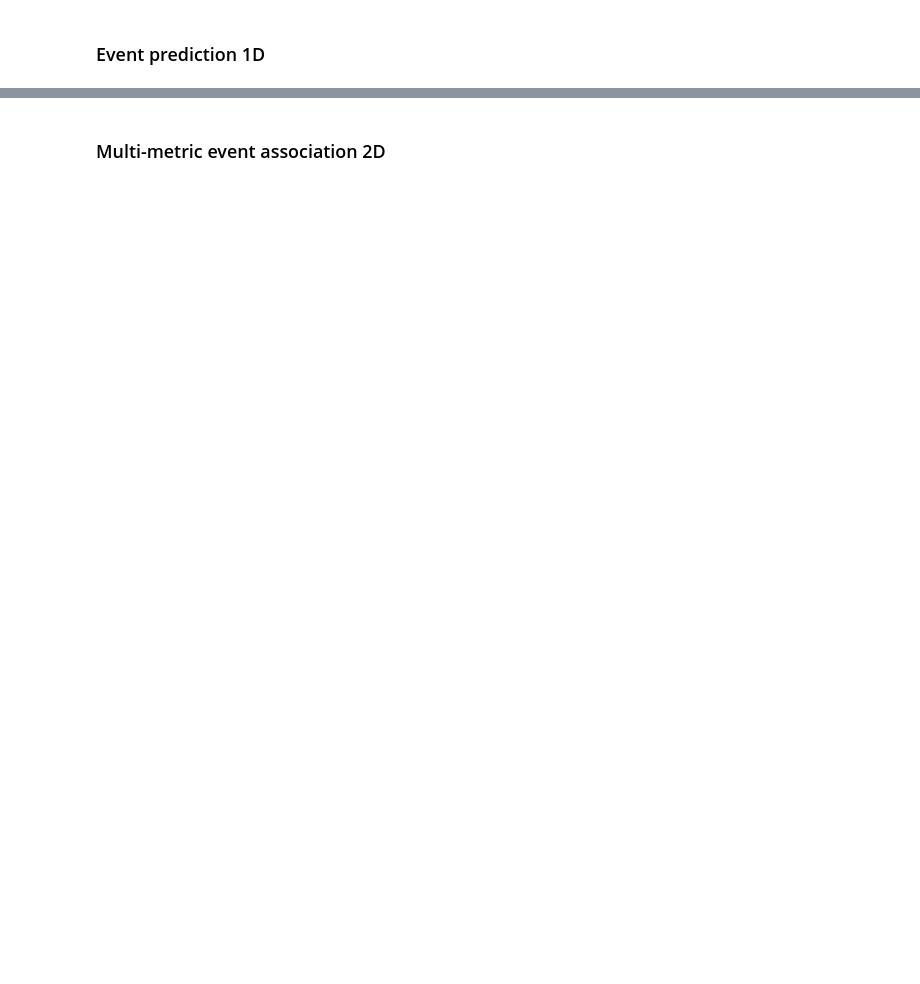
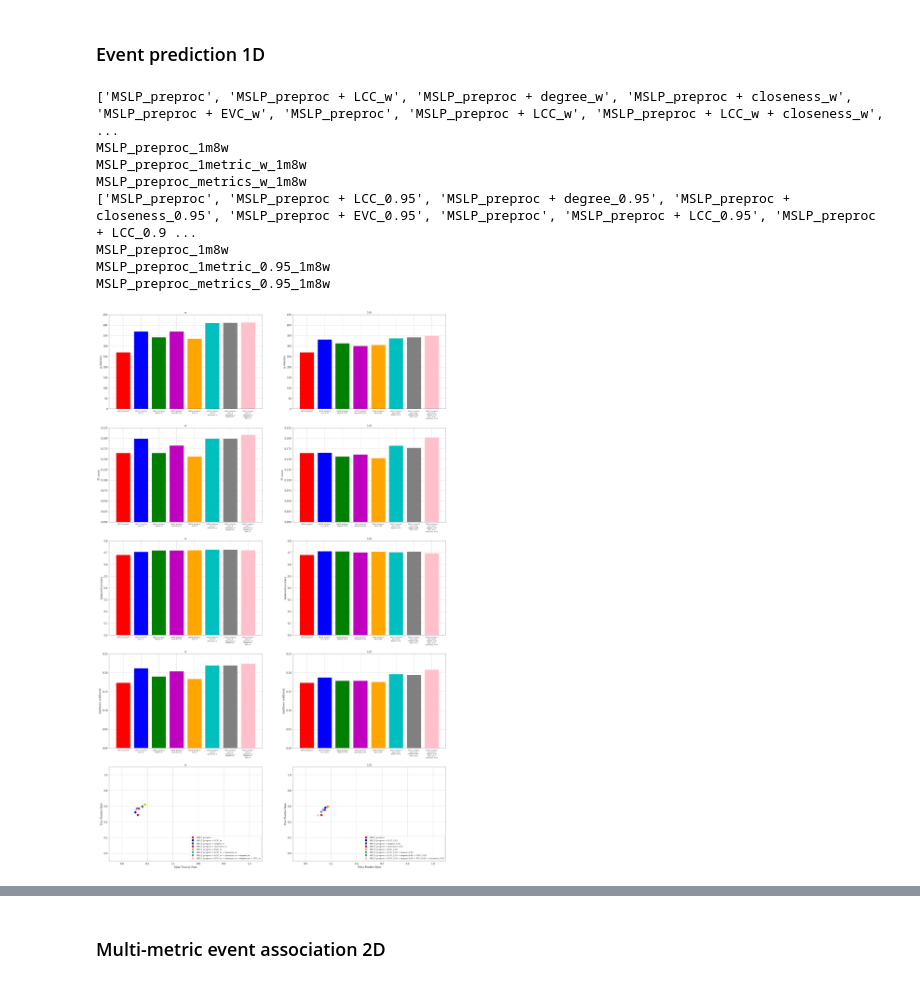
Before and after one commit to mike-live/climate-networks, a Jupyter notebook: src/notebooks/plot_quality_graphics_for_ep1D_ea2D.ipynb, the cells around one changed output, grey strips where cells are left out. Cells and saved outputs as stored; diff of their text form; code cells hidden in the pictures; blank space fills up the shorter version.

Commit message:
Added saving charts to a shared pdf-file

```diff
--- a/src/notebooks/plot_quality_graphics_for_ep1D_ea2D.ipynb
+++ b/src/notebooks/plot_quality_graphics_for_ep1D_ea2D.ipynb
@@ -56 +135,31 @@ def get_metric_sets_for_graph(graph_option, base_metric, suff, window, path_to_f
+# %%
+window = 1*8                  # 1*8 = 1 day; 2*8 = 2 day
+base_metric = 'MSLP_preproc'  # MSLP or MSLP_preproc
+
+global_path = r'C:\Users\olga\GitRep\climate-networks\src\ERA5\ERA5_MSL_1982_2020_3h_0.75\results_land_masked_and_preproc_window_2d_delay_0d\ep1D'
+
+graph_option = 3 #int(input())
+
+fig, axes = plt.subplots(5, 2, figsize=(30, 50))
+
+plot_graphics_for_ep1D([axes[0][0], axes[1][0], axes[2][0], axes[3][0], axes[4][0]],
+                       graph_option, global_path, 'w', base_metric, window)
+plot_graphics_for_ep1D([axes[0][1], axes[1][1], axes[2][1], axes[3][1], axes[4][1]],
+                       graph_option, global_path, '0.95', base_metric, window)
+
+directory = f'{global_path}/Pictures/'
+if not os.path.exists(directory):
+    os.makedirs(directory, exist_ok=True)
+
+fig.savefig(f'{directory}/ep1D_w_vs_0.95.pdf', dpi=600, format='pdf', bbox_inches='tight')
+# %% [output]
+['MSLP_preproc', 'MSLP_preproc + LCC_w', 'MSLP_preproc + degree_w', 'MSLP_preproc + closeness_w', 'MSLP_preproc + EVC_w', 'MSLP_preproc', 'MSLP_preproc + LCC_w', 'MSLP_preproc + LCC_w + closeness_w',  ...
+MSLP_preproc_1m8w
+MSLP_preproc_1metric_w_1m8w
+MSLP_preproc_metrics_w_1m8w
+['MSLP_preproc', 'MSLP_preproc + LCC_0.95', 'MSLP_preproc + degree_0.95', 'MSLP_preproc + closeness_0.95', 'MSLP_preproc + EVC_0.95', 'MSLP_preproc', 'MSLP_preproc + LCC_0.95', 'MSLP_preproc + LCC_0.9 ...
+MSLP_preproc_1m8w
+MSLP_preproc_1metric_0.95_1m8w
+MSLP_preproc_metrics_0.95_1m8w
+[figure, added]
 # %%
```
Also changed, not shown: parts of 6 cells of this notebook.
